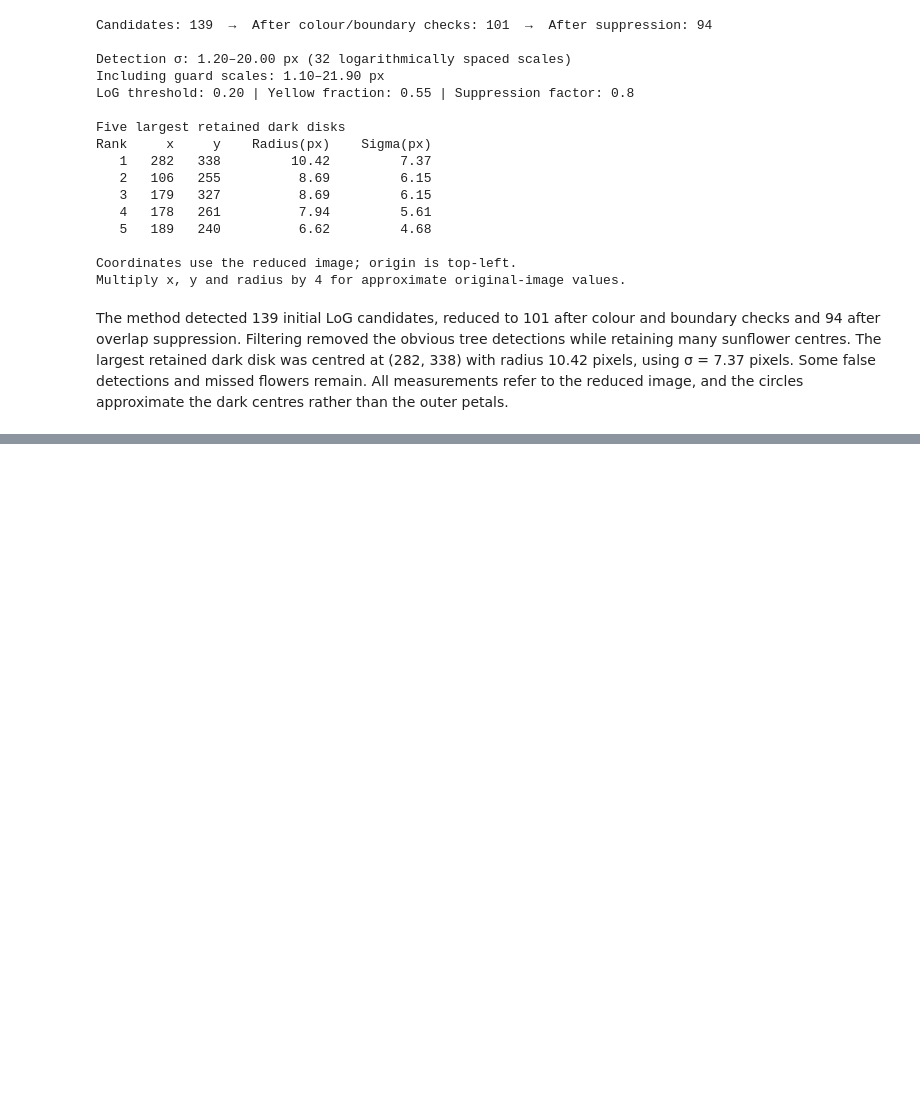
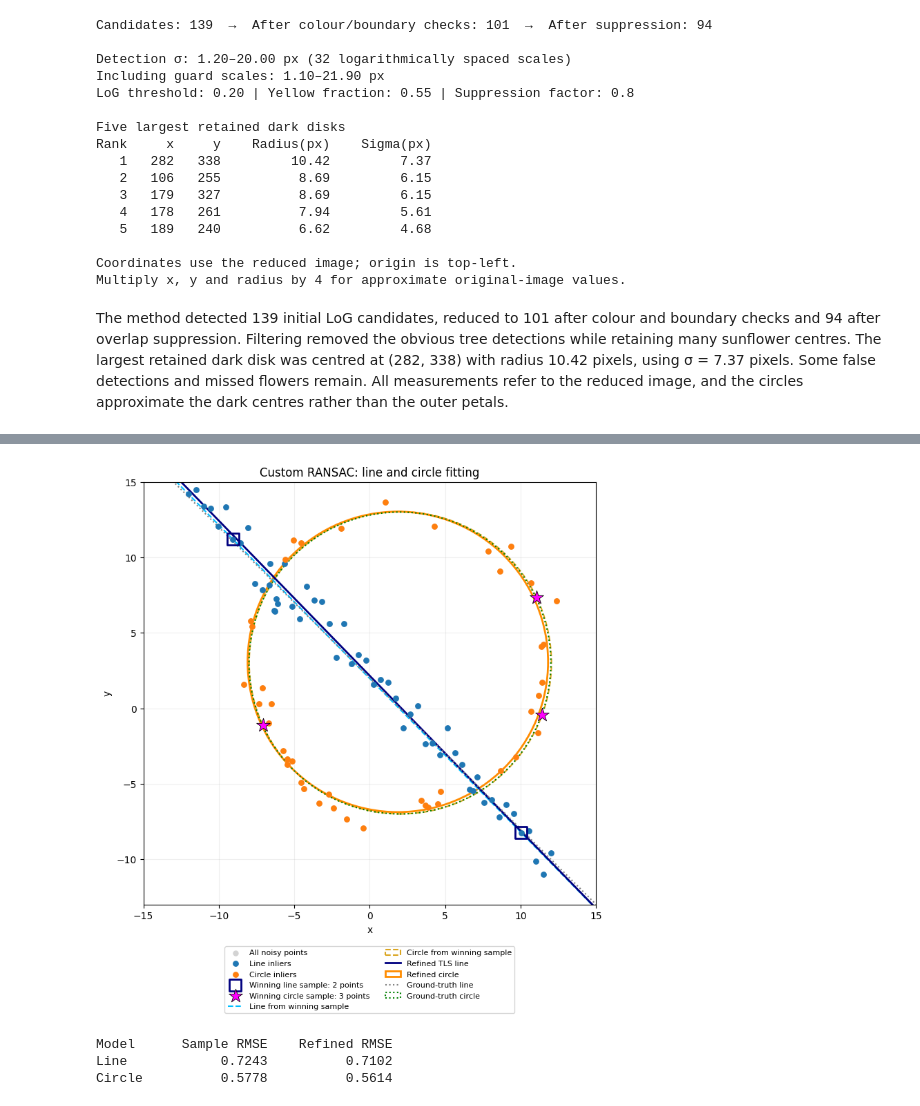
Before and after one commit to DulenSandiw/EN3160-Assignment-02, a Jupyter notebook: 230473G_a02.ipynb, the cells around one changed output, grey strips where cells are left out. Drawn from its saved outputs; the diff is of its cells as text; code cells hidden in the pictures; blank space fills up the shorter version.

```diff
--- a/230473G_a02.ipynb
+++ b/230473G_a02.ipynb
@@ -267,0 +644,67 @@ The method detected 139 initial LoG candidates, reduced to 101 after colour and
+# %%
+# Helper functions for plotting models
+def plot_line(ax, model, **kwargs):
+    a, b, d = model
+    if abs(b) > 1e-10:
+        x_values = np.array([-15, 15])
+        y_values = (d - a * x_values) / b
+        ax.plot(x_values, y_values, **kwargs)
+    else:
+        ax.axvline(d / a, **kwargs)
+def plot_circle(ax, model, **kwargs):
+    cx, cy, radius = model
+    ax.add_patch(plt.Circle((cx, cy),radius,fill=False,**kwargs))
+# All requested elements in one figure
+fig, ax = plt.subplots(figsize=(9, 8),layout="constrained")
+# All input points.
+ax.scatter(X[:, 0], X[:, 1],color="lightgray", s=25,label="All noisy points",zorder=2)
+# Winning consensus sets.
+ax.scatter(line_inliers[:, 0], line_inliers[:, 1],color="tab:blue", s=28,label="Line inliers",zorder=3)
+ax.scatter(circle_inliers[:, 0], circle_inliers[:, 1],color="tab:orange", s=28,label="Circle inliers",zorder=3)
+# Samples that produced the winning hypotheses.
+ax.scatter(
+    best_line_sample[:, 0],
+    best_line_sample[:, 1],
+    marker="s", s=150,
+    facecolors="none", edgecolors="navy",
+    linewidths=2,
+    label="Winning line sample: 2 points",
+    zorder=6
+)
+ax.scatter(
+    best_circle_sample[:, 0],
+    best_circle_sample[:, 1],
+    marker="*", s=220,
+    color="magenta", edgecolors="black",
+    linewidths=0.6,
+    label="Winning circle sample: 3 points",
+    zorder=7
+)
+# Models obtained directly from the winning samples.
+plot_line(ax, line_sample_model,color="deepskyblue", linestyle="--",linewidth=1.5,label="Line from winning sample")
+plot_circle(ax, circle_sample_model,color="goldenrod", linestyle="--",linewidth=1.5,label="Circle from winning sample")
+# Refined models using all selected inliers.
+plot_line(ax, line_refined_model,color="navy", linewidth=2,label="Refined TLS line")
+plot_circle(ax, circle_refined_model,color="darkorange", linewidth=2,label="Refined circle")
+# Ground truth, shown only for evaluation.
+ground_truth_line = np.array([1 / np.sqrt(2),1 / np.sqrt(2),np.sqrt(2)])
+plot_line(ax, ground_truth_line,color="gray", linestyle=":",linewidth=1.5,label="Ground-truth line")
+plot_circle(ax, [x0_gt, y0_gt, r_gt],color="green", linestyle=":",linewidth=1.5,label="Ground-truth circle")
+ax.set(title="Custom RANSAC: line and circle fitting",xlabel="x",ylabel="y",xlim=(-15, 15),ylim=(-13, 15))
+# Essential: equal coordinate scales keep circles circular.
+ax.set_aspect("equal")
+ax.grid(alpha=0.2)
+# Put the legend below the plot to avoid covering the data.
+ax.legend(loc="upper center",bbox_to_anchor=(0.5, -0.09),ncol=2,fontsize=8)
+plt.show()
+print("Model      Sample RMSE    Refined RMSE")
+print(f"Line       {sample_rmse:11.4f}    {refined_rmse:12.4f}")
+print(
+    f"Circle     {circle_sample_rmse:11.4f}    "
+    f"{circle_refined_rmse:12.4f}"
+)
+# %% [output]
+[figure, added]
+Model      Sample RMSE    Refined RMSE
+Line            0.7243          0.7102
+Circle          0.5778          0.5614
```
Also changed, not shown: parts of 7 cells of this notebook.
